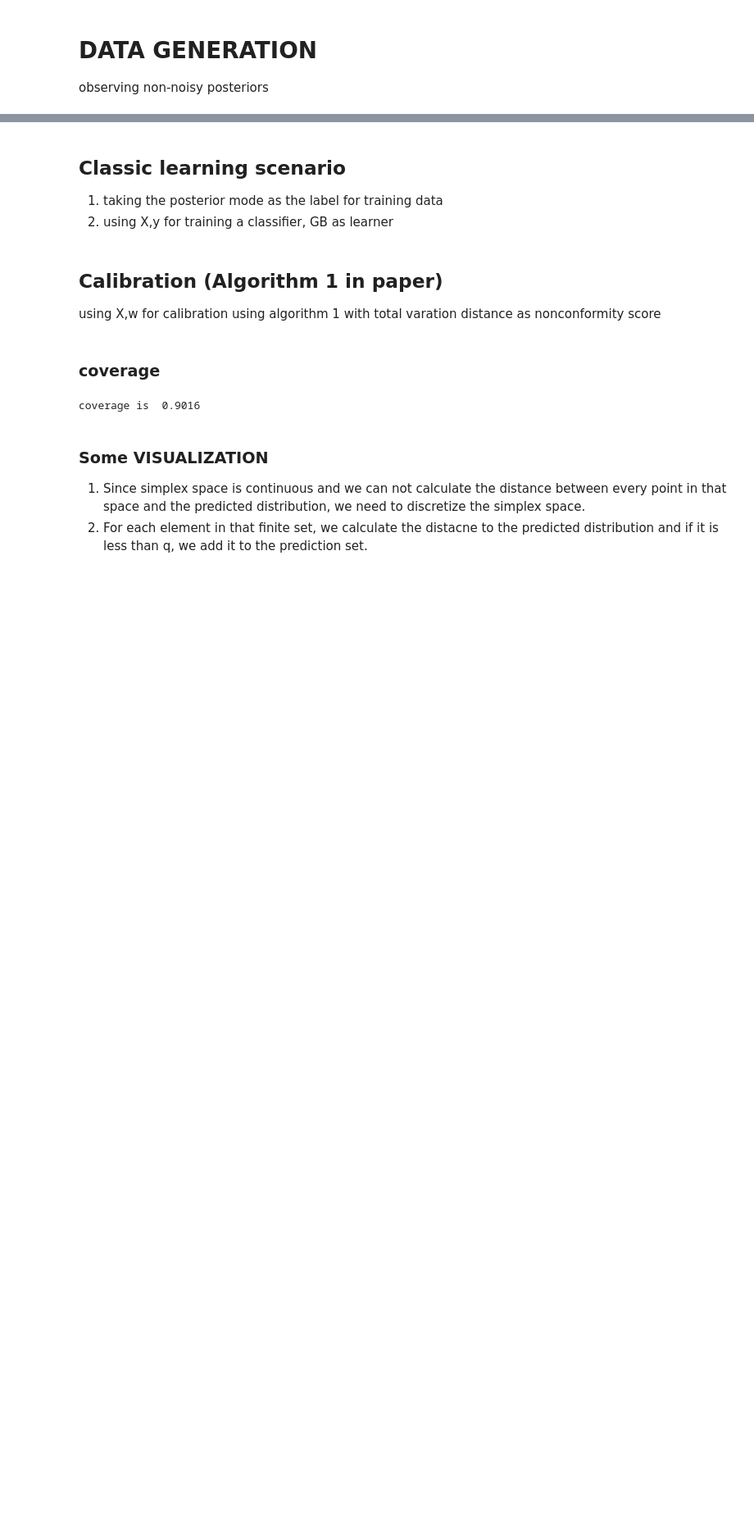
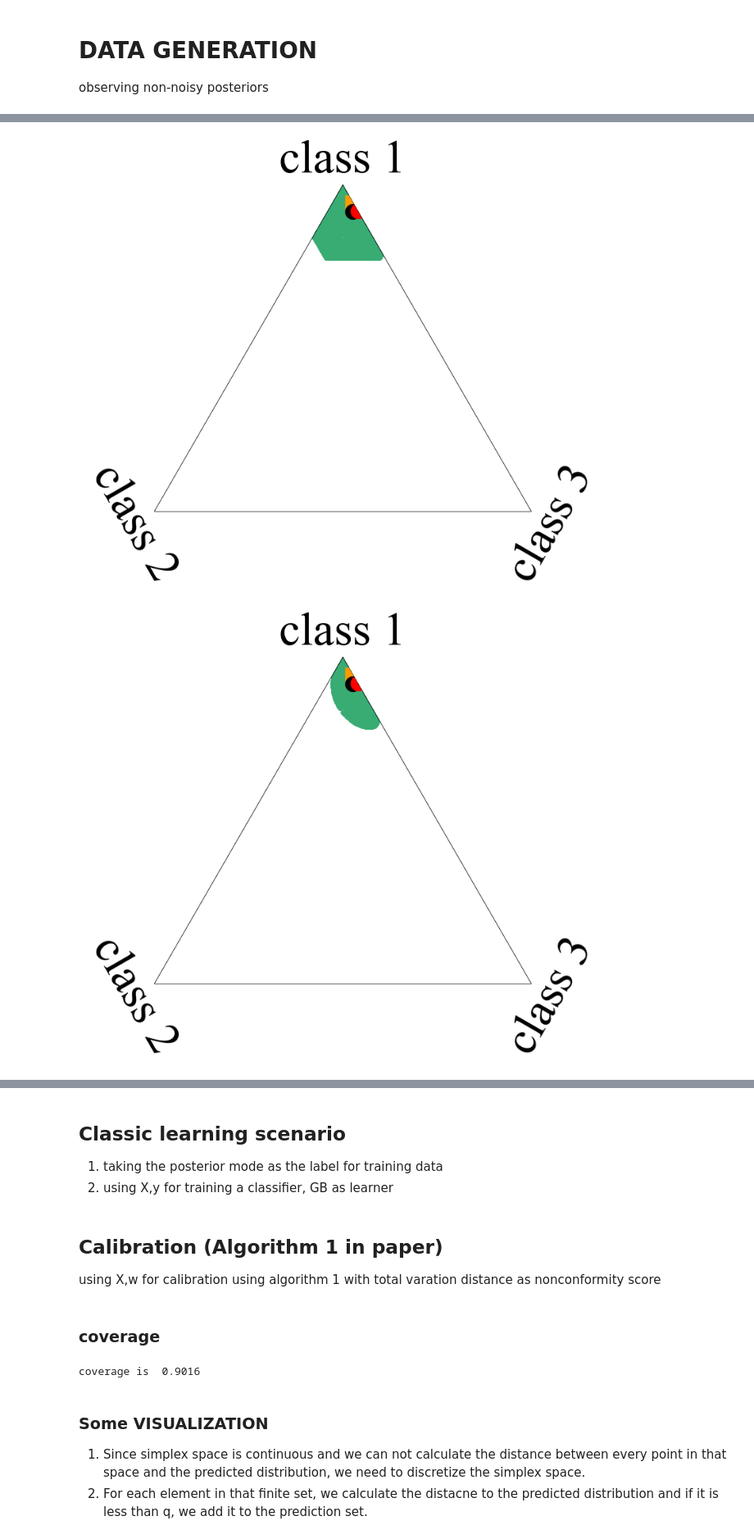
Before and after one commit to alireza-javanmardi/conformal-credal-sets, a Jupyter notebook: synthetic_data_exp.ipynb, the cells around one changed output, grey strips where cells are left out. Shown at 82% size. Saved outputs shown, nothing was run; the diff lists cells and outputs as text; code cells hidden in the pictures; blank space fills up the shorter version.

```diff
--- a/synthetic_data_exp.ipynb
+++ b/synthetic_data_exp.ipynb
@@ -21,3 +131,3 @@ W = Z/Z.sum(axis=1)[:,None]
 # %%
-X_train, X_test, W_train, W_test = train_test_split(X, W, test_size=n1)
-X_proper_train, X_calib, W_proper_train, W_calib = train_test_split(X_train, W_train, test_size=n1)
+X_train, X_test, lambda_train, lambda_test, lambda_tilde_train, lambda_tilde_test = train_test_split(X, W, W_annotated[200], test_size=n1)
+X_proper_train, X_calib, lambda_proper_train, lambda_calib, lambda_tilde_proper_train, lambda_tilde_calib= train_test_split(X_train, lambda_train, lambda_tilde_train, test_size=n1)
@@ -23,0 +271,44 @@ X_proper_train, X_calib, W_proper_train, W_calib = train_test_split(X_train, W_t
+# %%
+from scipy.stats import entropy, wasserstein_distance
+idx = {}
+
+idx["tv"] = np.where((0.5*np.sum(np.abs(ph-simplex), axis=1))< q["tv"])[0]
+
+idx["kl"] = np.where(entropy(simplex, ph, base=2, axis=1)< q["kl"])[0]
+
+idx["inner"] = np.where((1-np.inner(ph, simplex))< q["inner"])[0]
+
+
+# probs = (dist_pred_test[k].prob(simplex)).numpy()
+# idx["so"] = np.where(probs/np.max(probs) >= (1-q["so"]))[0]
+
+# idx_ws = []
+# ws_dis = []
+# for i in range(simplex.shape[0]):
+#     if wasserstein_distance([0,1,2], [0,1,2], ph, simplex[i]) < q["ws"]:
+#         idx_ws.append(i)
+# idx["ws"] = idx_ws
+# %%
+credal_color = (57/255, 172/255, 115/255) #greenish
+credal_color2 = (0/255, 179/255, 179/255) #blueish
+gt_color = (255/255,153/255,0/255) #orangish
+gt_color2 = (255/255,117/255,26/255)
+# %%
+
+methods = calib_scores.keys()
+for m in ["tv", "kl", "inner"]:
+    plt.figure(figsize=(10,10))
+    plt.rcParams["font.family"] = "Times New Roman"
+    plt.rcParams["font.size"] = 70
+    ax = plt.subplot(projection="ternary")
+    ax.set_tlabel("class 1")
+    ax.set_llabel("class 2")
+    ax.set_rlabel("class 3")
+    ax.tick_params(tick1On=False, tick2On=False, label1On=False, label2On=False)
+    ax.scatter(simplex[idx[m],0], simplex[idx[m],1], simplex[idx[m],2], color=credal_color,  rasterized=True)
+    ax.scatter(p[0], p[1], p[2], s=500, marker="s", color=gt_color, zorder=3)
+    ax.scatter(ph[0], ph[1], ph[2], s=500, c='k', zorder=3, label="Predcited distribution")
+    ax.scatter(p_annotated[0], p_annotated[1], p_annotated[2], s=500, c='red', zorder=3, label="annotated distribution")
+# %% [output]
+[figure, added]
+[figure, added]
```
Also changed, not shown: parts of 48 cells of this notebook, 31 other files.
